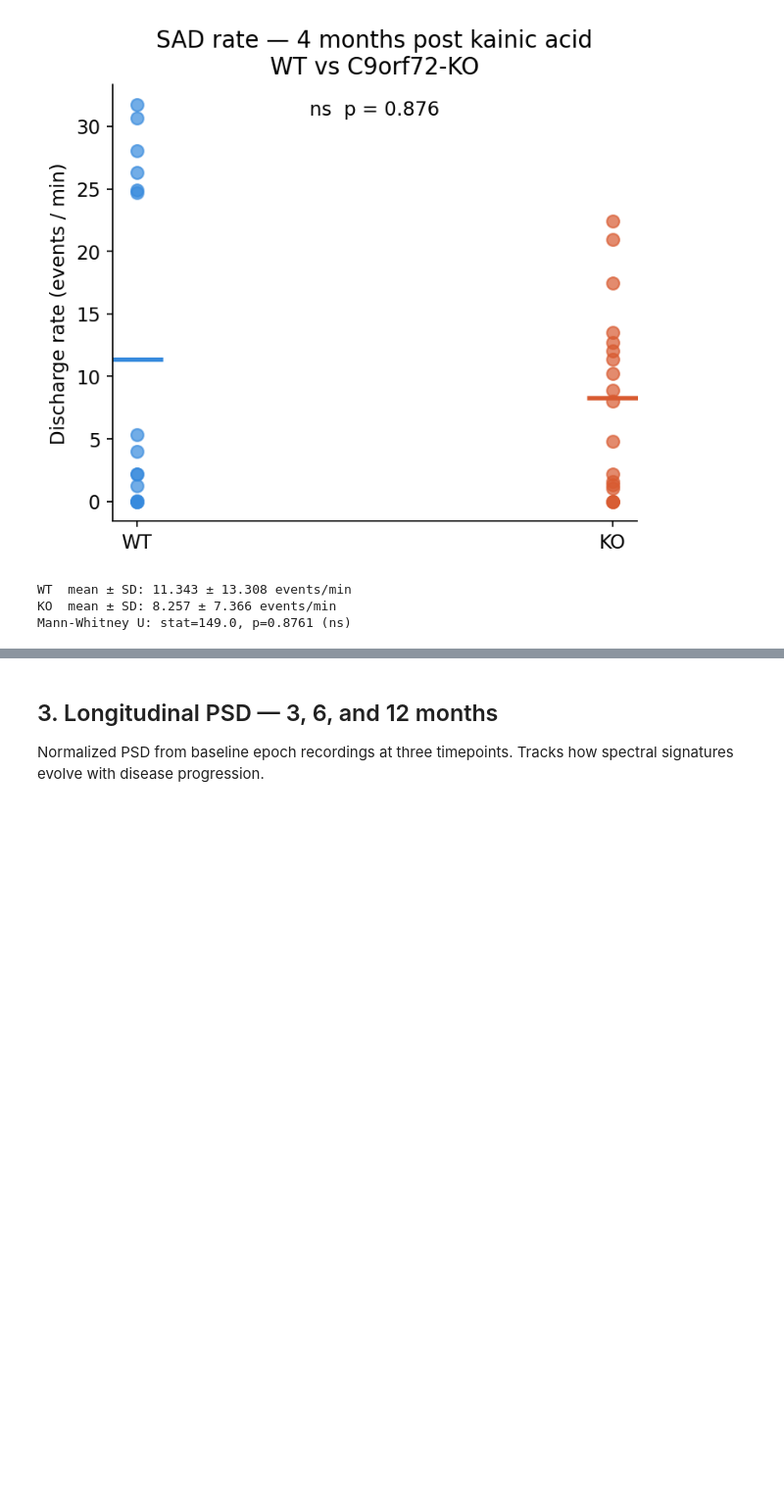
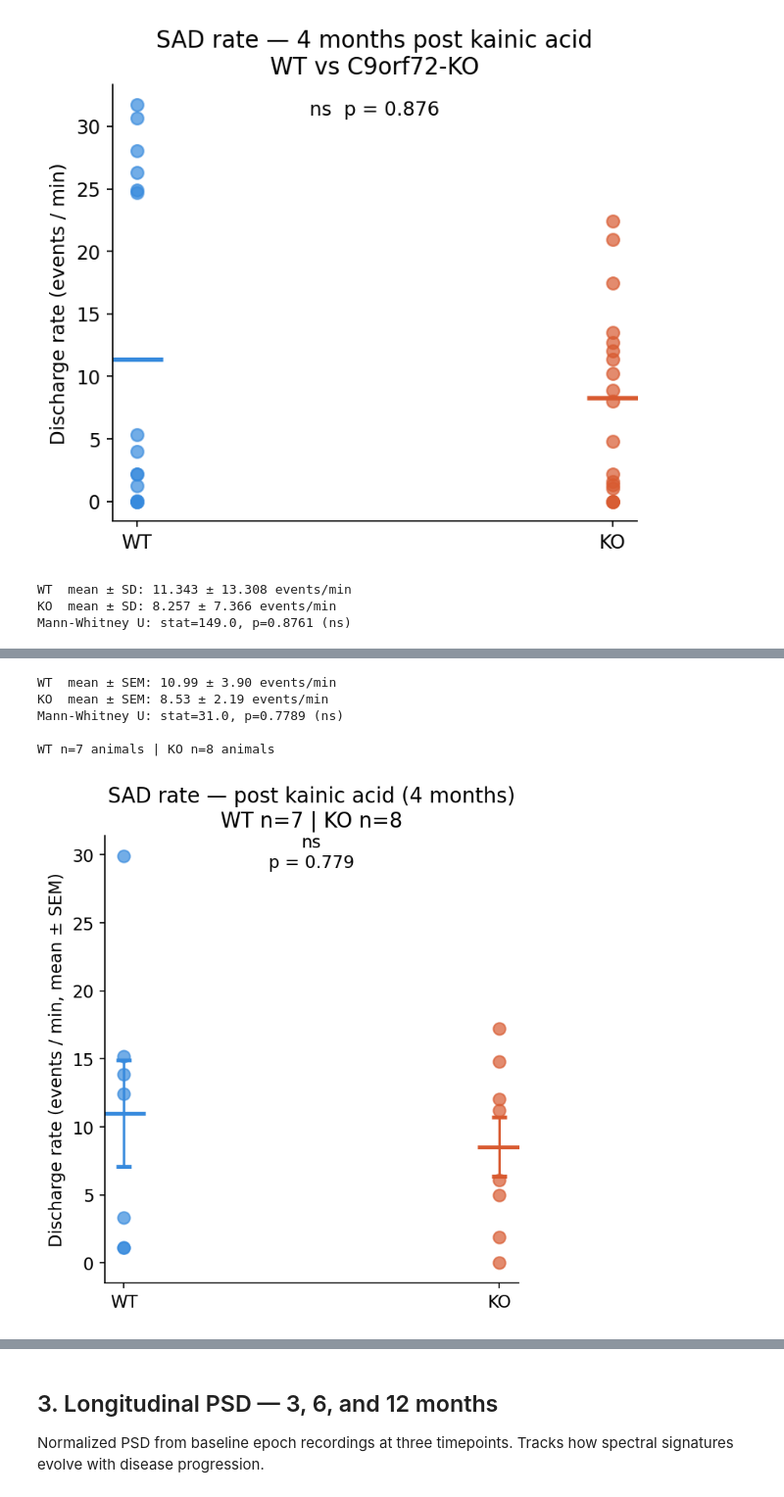
Before and after one commit to BelayTG/eeg-seizure-detection, a Jupyter notebook: notebooks/02_results.ipynb, the cells around one changed output, grey strips where cells are left out. Shown at 98% size. Saved outputs shown, nothing was run; the diff lists cells and outputs as text; code cells hidden in the pictures; blank space fills up the shorter version.

```diff
--- a/notebooks/02_results.ipynb
+++ b/notebooks/02_results.ipynb
@@ -195,0 +231,12 @@ Mann-Whitney U: stat=149.0, p=0.8761 (ns)
+# %%
+# Correct per-animal grouping — same date = same animal
+sad_wt["animal_id"] = sad_wt["file"].str[:5]
+sad_ko["animal_id"] = sad_ko["file"].str[:5]
+
+per_animal_wt = sad_wt.groupby("animal_id")["rate_per_min"].mean().reset_index()
+per_animal_ko = sad_ko.groupby("animal_id")["rate_per_min"].mean().reset_index()
+
+print(f"WT animals: {len(per_animal_wt)}")
+print(f"KO animals: {len(per_animal_ko)}")
+print(f"\nWT per animal mean rate:\n{per_animal_wt}")
+print(f"\nKO per animal mean rate:\n{per_animal_ko}")
@@ -195,0 +261,47 @@ Mann-Whitney U: stat=149.0, p=0.8761 (ns)
+# %%
+from scipy.stats import mannwhitneyu
+
+stat, pval = mannwhitneyu(
+    per_animal_wt["rate_per_min"],
+    per_animal_ko["rate_per_min"],
+    alternative="two-sided"
+)
+sig = "***" if pval < 0.001 else "**" if pval < 0.01 else "*" if pval < 0.05 else "ns"
+
+print(f"WT  mean ± SEM: {per_animal_wt['rate_per_min'].mean():.2f} ± {per_animal_wt['rate_per_min'].sem():.2f} events/min")
+print(f"KO  mean ± SEM: {per_animal_ko['rate_per_min'].mean():.2f} ± {per_animal_ko['rate_per_min'].sem():.2f} events/min")
+print(f"Mann-Whitney U: stat={stat:.1f}, p={pval:.4f} ({sig})")
+print(f"\nWT n={len(per_animal_wt)} animals | KO n={len(per_animal_ko)} animals")
+
+# Publication-quality plot
+fig, ax = plt.subplots(figsize=(4.5, 5))
+colors = {"WT": "#378ADD", "KO": "#D85A30"}
+for label, df_g in [("WT", per_animal_wt), ("KO", per_animal_ko)]:
+    # Individual data points
+    ax.scatter(
+        [label] * len(df_g), df_g["rate_per_min"],
+        color=colors[label], alpha=0.7, s=60, zorder=3
+    )
+    # Mean ± SEM
+    mean = df_g["rate_per_min"].mean()
+    sem = df_g["rate_per_min"].sem()
+    ax.errorbar(
+        label, mean, yerr=sem,
+        fmt="_", markersize=28, markeredgewidth=2.5,
+        color=colors[label], capsize=5, capthick=2
+    )
+
+ax.annotate(f"{sig}\np = {pval:.3f}", xy=(0.5, 0.93),
+            xycoords="axes fraction", ha="center", fontsize=11)
+ax.set_ylabel("Discharge rate (events / min, mean ± SEM)")
+ax.set_title(f"SAD rate — post kainic acid (4 months)\nWT n=7 | KO n=8")
+plt.tight_layout()
+plt.savefig(os.path.join(FIGURES_DIR, "sad_rate_per_animal.png"), dpi=150, bbox_inches="tight")
+plt.show()
+# %% [output]
+WT  mean ± SEM: 10.99 ± 3.90 events/min
+KO  mean ± SEM: 8.53 ± 2.19 events/min
+Mann-Whitney U: stat=31.0, p=0.7789 (ns)
+
+WT n=7 animals | KO n=8 animals
+[figure, added]
```
Also changed, not shown: parts of 14 cells of this notebook, 4 other files.
